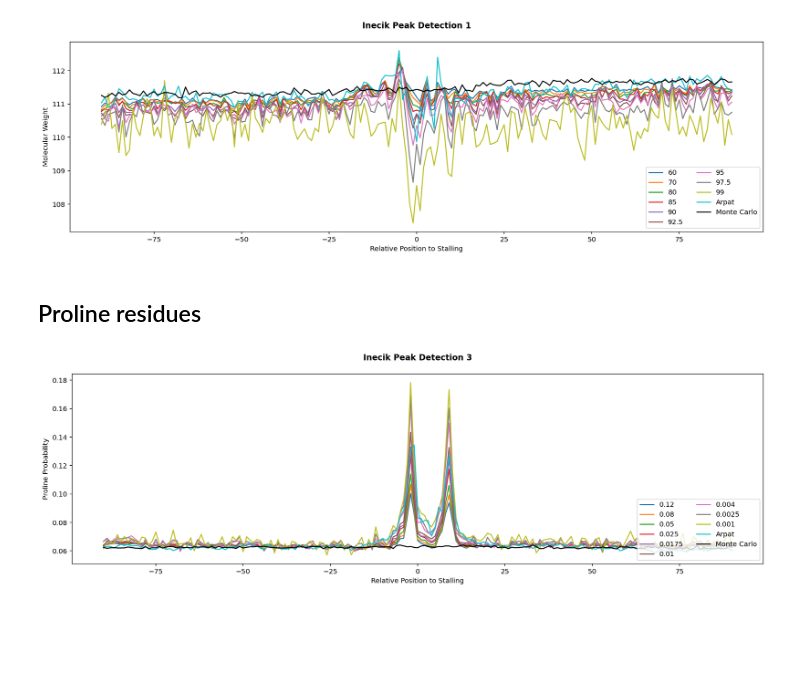
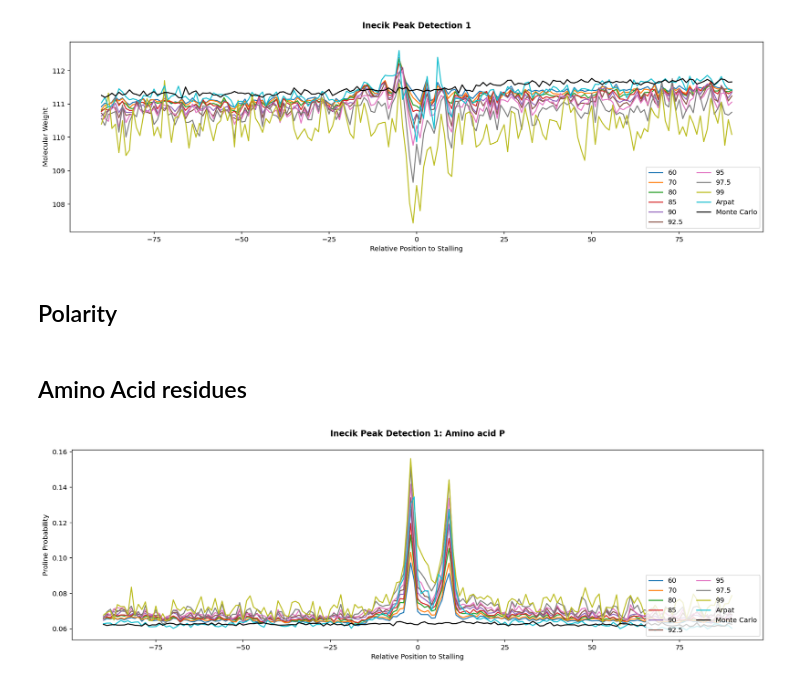
Before and after one commit to inecik/RiboSeqAnalysis, a Jupyter notebook: jupyter_server/peak_detection_methods_comparison.ipynb, the cells around one changed output. Drawn from its saved outputs; the diff is of its cells as text; code cells hidden in the pictures; blank space fills up the shorter version.

```diff
--- a/jupyter_server/peak_detection_methods_comparison.ipynb
+++ b/jupyter_server/peak_detection_methods_comparison.ipynb
@@ -272,8 +270,10 @@ plt.tight_layout()
 plt.show()
 # %% [output]
 [figure]
+# %% [markdown]
+## Polarity
 # %% [markdown]
-## Proline residues
+## Amino Acid residues
 # %%
 from Bio.SeqUtils.ProtParam import ProteinAnalysis
 
@@ -304,16 +318,17 @@ for k in range(4, 6):
 # %%
-m = 2
+mm = "P"
+m = 0
 fig = plt.figure(figsize=(15,5))
-x=np.arange(-window_flank, window_flank + 1)
+x = np.arange(-window_flank, window_flank + 1)
 for i in range(len(percentiles)):
-    plt.plot(x, proline[m][i], label=percentiles[i] if m!=2 else probabilities[i])
-plt.plot(x, proline[4], label="Arpat")
-plt.plot(x, proline[5], label="Monte Carlo", color="black")
+    plt.plot(x, aad[mm][m][i], label=percentiles[i] if m!=2 else probabilities[i])
+plt.plot(x, aad[mm][4], label="Arpat")
+plt.plot(x, aad[mm][5], label="Monte Carlo", color="black")
 plt.legend(loc="lower right", ncol=2)
-plt.title(f"Inecik Peak Detection {m+1}", y=1.05, fontweight="bold")
+plt.title(f"Inecik Peak Detection {m+1}: Amino acid {mm}", y=1.05, fontweight="bold")
 plt.xlabel("Relative Position to Stalling")
 plt.ylabel("Proline Probability")
 plt.tight_layout()
 plt.show()
 # %% [output]
-[figure, old version]
+[figure, new version]
```
Also changed, not shown: parts of 24 cells of this notebook.
